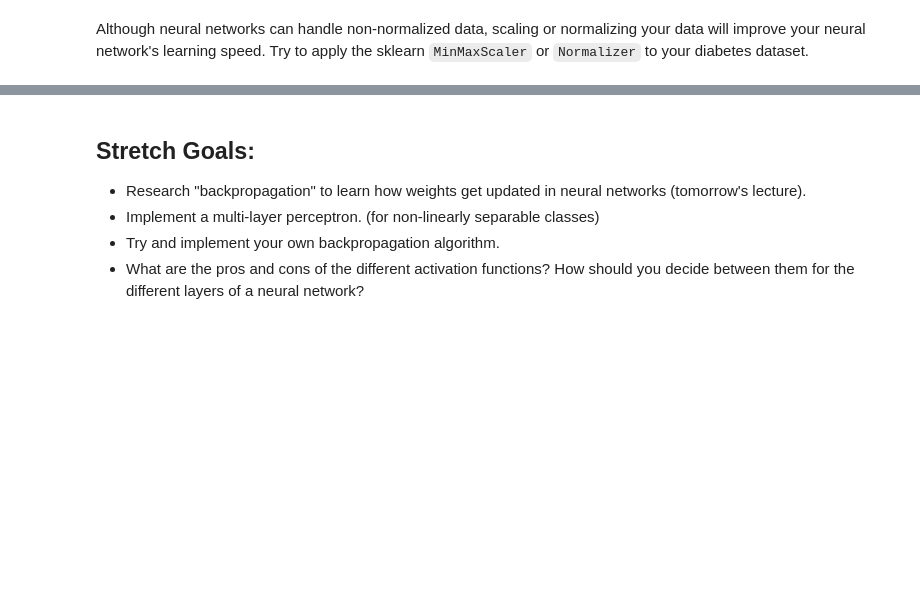
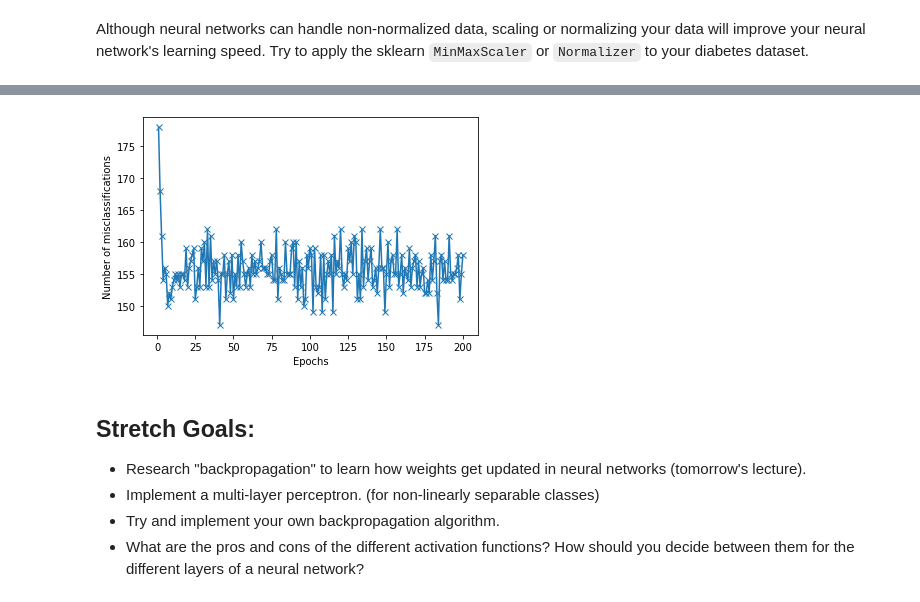
Before and after one commit to Mark-McAdam/DS-Unit-4-Sprint-2, a Jupyter notebook: module1-Intro-to-Neural-Networks/Assignment_LS_DS_421_Intro_to_NN.ipynb, the cells around one changed output, grey strips where cells are left out. Drawn from its saved outputs; the diff is of its cells as text; code cells hidden in the pictures; blank space fills up the shorter version.

```diff
--- a/module1-Intro-to-Neural-Networks/Assignment_LS_DS_421_Intro_to_NN.ipynb
+++ b/module1-Intro-to-Neural-Networks/Assignment_LS_DS_421_Intro_to_NN.ipynb
@@ -240,0 +305,2 @@ class Perceptron:
+# %%
+ceptron2 = Perceptron(0.01, 200)
@@ -241,3 +311,10 @@ class Perceptron:
+# %%
+plt.plot(range(1, len(ceptron2.errors) + 1), ceptron2.errors, marker='x')
+plt.xlabel('Epochs')
+plt.ylabel('Number of misclassifications')
+plt.show();
+# %% [output]
+[figure, added]
 # %% [markdown]
 ## Stretch Goals:
 
```
Also changed, not shown: parts of 11 cells of this notebook, 3 other files.
